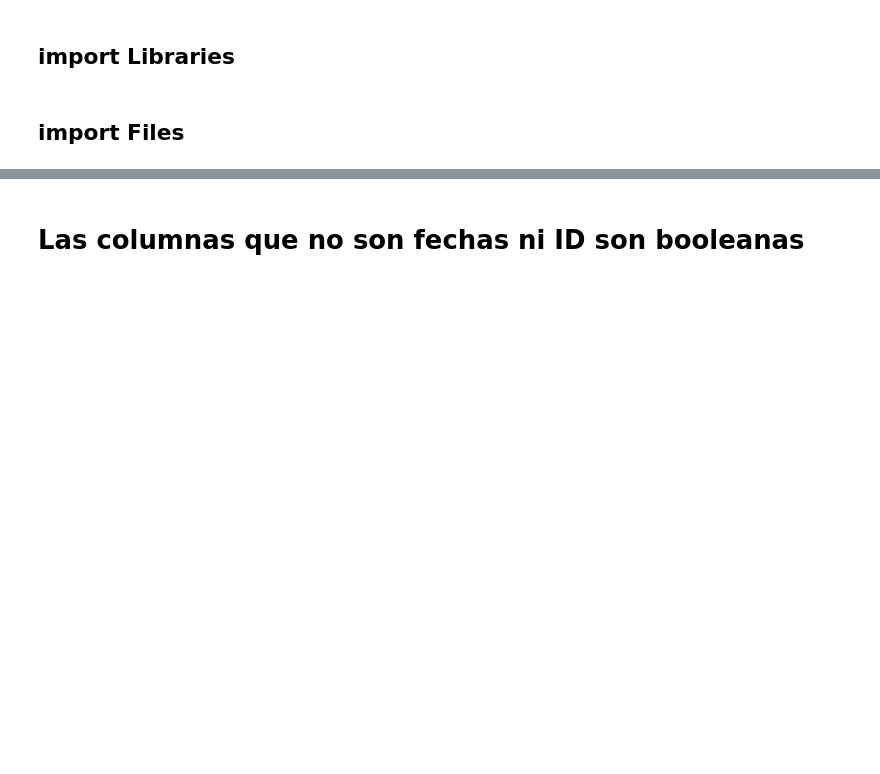
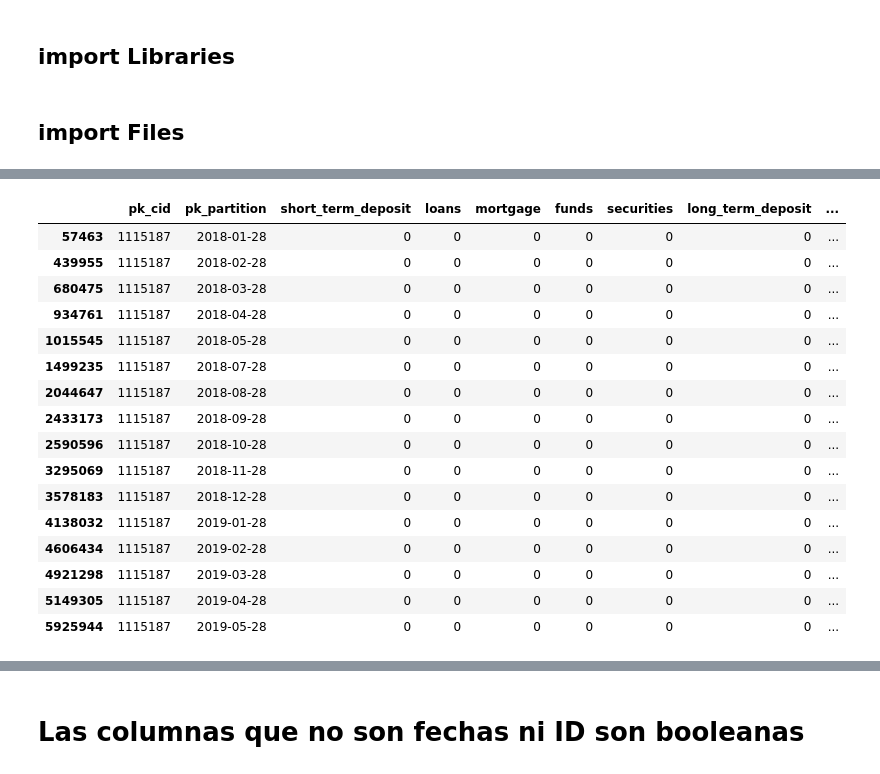
Before and after one commit to jascicz/easy_money_Project, a Jupyter notebook: jorge-Proyecto.ipynb, the cells around one changed output, grey strips where cells are left out. Cells and saved outputs as stored; diff of their text form; code cells hidden in the pictures; blank space fills up the shorter version.

```diff
--- a/jorge-Proyecto.ipynb
+++ b/jorge-Proyecto.ipynb
@@ -136,0 +70,2 @@ products['pk_partition'].nunique()
+# %%
+df = pd.read_parquet("D:/Anaconda/Nuclio/TFM/data/dfcompleto.parquet")
@@ -136,0 +193,2 @@ products['pk_partition'].nunique()
+# %%
+df.loc[(df['entry_date']=='2015-02-29'),'entry_date']='2015-02-28'
@@ -136,0 +219,2 @@ products['pk_partition'].nunique()
+# %%
+df.loc[(df['entry_date']=='2019-02-29'),'entry_date']='2019-02-28'
@@ -136,0 +236,3 @@ products['pk_partition'].nunique()
+# %%
+df["pk_partition"] = pd.to_datetime(df["pk_partition"])
+df["entry_date"] = pd.to_datetime(df["entry_date"])
@@ -136,0 +324,20 @@ products['pk_partition'].nunique()
+# %%
+df[df["pk_cid"] == 1115187].sort_values(by=['pk_cid','pk_partition','entry_date'])
+# %% [output]
+|  | pk_cid | pk_partition | short_term_deposit | loans | mortgage | funds | securities | long_term_deposit | ... |
+| 57463 | 1115187 | 2018-01-28 | 0 | 0 | 0 | 0 | 0 | 0 | ... |
+| 439955 | 1115187 | 2018-02-28 | 0 | 0 | 0 | 0 | 0 | 0 | ... |
+| 680475 | 1115187 | 2018-03-28 | 0 | 0 | 0 | 0 | 0 | 0 | ... |
+| 934761 | 1115187 | 2018-04-28 | 0 | 0 | 0 | 0 | 0 | 0 | ... |
+| 1015545 | 1115187 | 2018-05-28 | 0 | 0 | 0 | 0 | 0 | 0 | ... |
+| 1499235 | 1115187 | 2018-07-28 | 0 | 0 | 0 | 0 | 0 | 0 | ... |
+| 2044647 | 1115187 | 2018-08-28 | 0 | 0 | 0 | 0 | 0 | 0 | ... |
+| 2433173 | 1115187 | 2018-09-28 | 0 | 0 | 0 | 0 | 0 | 0 | ... |
+| 2590596 | 1115187 | 2018-10-28 | 0 | 0 | 0 | 0 | 0 | 0 | ... |
+| 3295069 | 1115187 | 2018-11-28 | 0 | 0 | 0 | 0 | 0 | 0 | ... |
+| 3578183 | 1115187 | 2018-12-28 | 0 | 0 | 0 | 0 | 0 | 0 | ... |
+| 4138032 | 1115187 | 2019-01-28 | 0 | 0 | 0 | 0 | 0 | 0 | ... |
+| 4606434 | 1115187 | 2019-02-28 | 0 | 0 | 0 | 0 | 0 | 0 | ... |
+| 4921298 | 1115187 | 2019-03-28 | 0 | 0 | 0 | 0 | 0 | 0 | ... |
+| 5149305 | 1115187 | 2019-04-28 | 0 | 0 | 0 | 0 | 0 | 0 | ... |
+| 5925944 | 1115187 | 2019-05-28 | 0 | 0 | 0 | 0 | 0 | 0 | ... |
```
Also changed, not shown: parts of 61 cells of this notebook.
